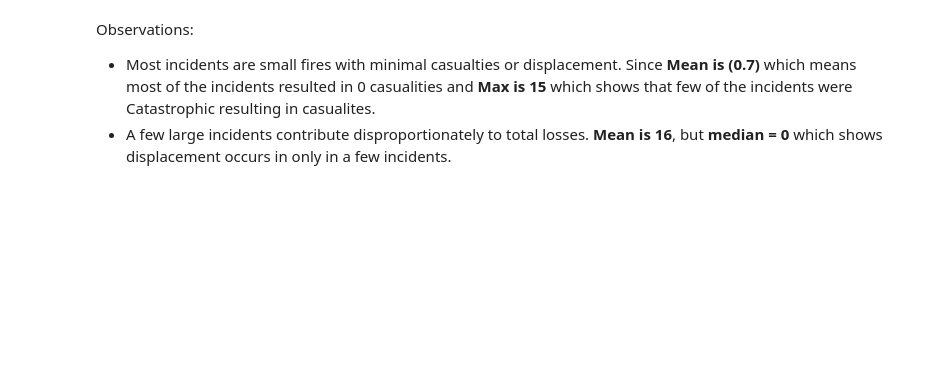
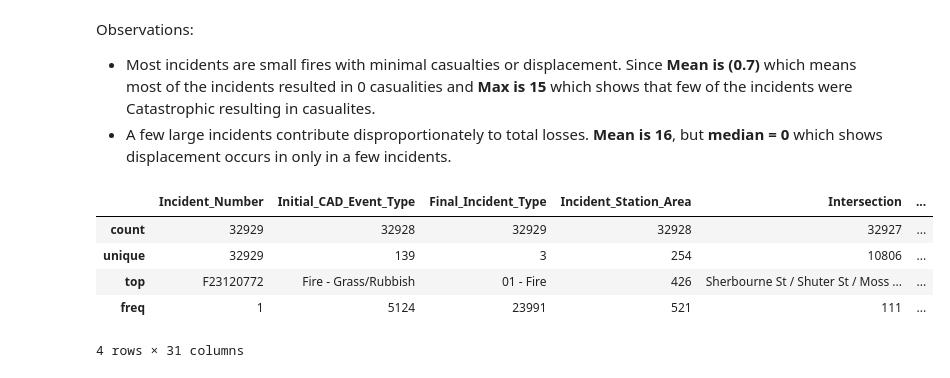
Before and after one commit to murisettysharmila28-creator/Fire-Incidents-Prediction, a Jupyter notebook: ML_v1.ipynb, the cells around one changed output. Drawn from its saved outputs; the diff is of its cells as text; code cells hidden in the pictures; blank space fills up the shorter version.

```diff
--- a/ML_v1.ipynb
+++ b/ML_v1.ipynb
@@ -92,0 +91,10 @@ Observations:
+# %%
+# Check stats for categorical(objects) data
+df.describe(include='object')
+# %% [output]
+|  | Incident_Number | Initial_CAD_Event_Type | Final_Incident_Type | Incident_Station_Area | Intersection | ... |
+| count | 32929 | 32928 | 32929 | 32928 | 32927 | ... |
+| unique | 32929 | 139 | 3 | 254 | 10806 | ... |
+| top | F23120772 | Fire - Grass/Rubbish | 01 - Fire | 426 | Sherbourne St / Shuter St / Moss ... | ... |
+| freq | 1 | 5124 | 23991 | 521 | 111 | ... |
+4 rows × 31 columns
```
Also changed, not shown: parts of 2 cells of this notebook.
